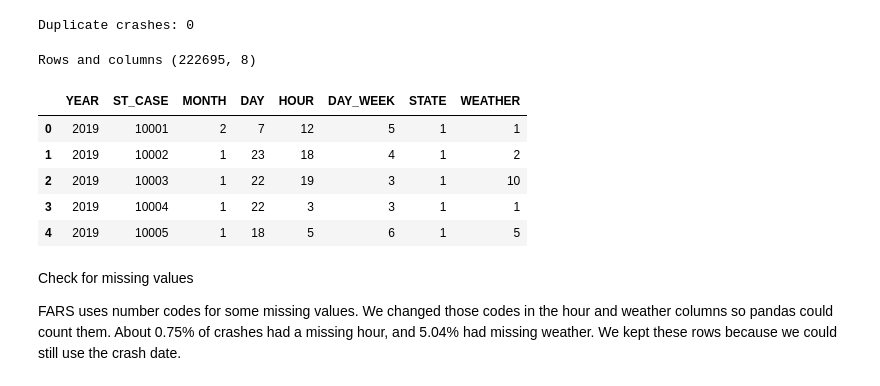
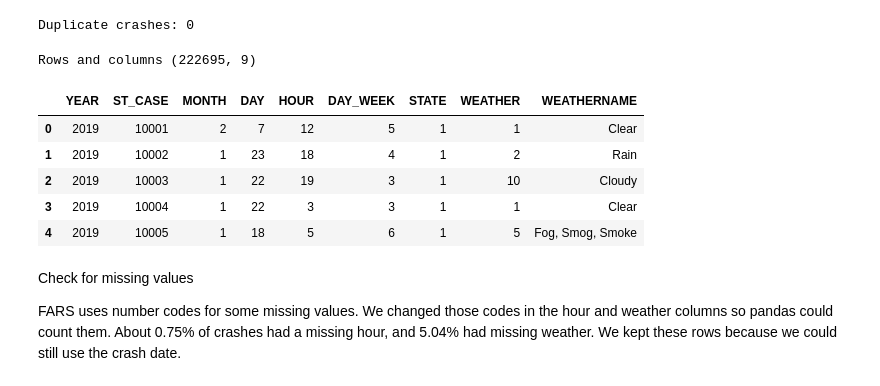
Before and after one commit to Prashriya/DS-325-Final-Project, a Jupyter notebook: FinalProject.ipynb, the cells around one changed output. Drawn from its saved outputs; the diff is of its cells as text; code cells hidden in the pictures.

```diff
--- a/FinalProject.ipynb
+++ b/FinalProject.ipynb
@@ -50,19 +50,19 @@ print("Duplicate crashes:", duplicate_crashes)
 # %% [output]
 Duplicate crashes: 0
 # %%
-columns_to_keep = ["YEAR", "ST_CASE", "MONTH", "DAY", "HOUR", "DAY_WEEK", "STATE", "WEATHER"]
+columns_to_keep = ["YEAR", "ST_CASE", "MONTH", "DAY", "HOUR", "DAY_WEEK", "STATE", "WEATHER", "WEATHERNAME"]
 crash_data = crashes[columns_to_keep].copy()
 
 print("Rows and columns", crash_data.shape)
 crash_data.head()
 # %% [output]
-Rows and columns (222695, 8)
+Rows and columns (222695, 9)
-|  | YEAR | ST_CASE | MONTH | DAY | HOUR | DAY_WEEK | STATE | WEATHER |
-| 0 | 2019 | 10001 | 2 | 7 | 12 | 5 | 1 | 1 |
-| 1 | 2019 | 10002 | 1 | 23 | 18 | 4 | 1 | 2 |
-| 2 | 2019 | 10003 | 1 | 22 | 19 | 3 | 1 | 10 |
-| 3 | 2019 | 10004 | 1 | 22 | 3 | 3 | 1 | 1 |
-| 4 | 2019 | 10005 | 1 | 18 | 5 | 6 | 1 | 5 |
+|  | YEAR | ST_CASE | MONTH | DAY | HOUR | DAY_WEEK | STATE | WEATHER | WEATHERNAME |
+| 0 | 2019 | 10001 | 2 | 7 | 12 | 5 | 1 | 1 | Clear |
+| 1 | 2019 | 10002 | 1 | 23 | 18 | 4 | 1 | 2 | Rain |
+| 2 | 2019 | 10003 | 1 | 22 | 19 | 3 | 1 | 10 | Cloudy |
+| 3 | 2019 | 10004 | 1 | 22 | 3 | 3 | 1 | 1 | Clear |
+| 4 | 2019 | 10005 | 1 | 18 | 5 | 6 | 1 | 5 | Fog, Smog, Smoke |
 # %% [markdown]
 Check for missing values
 
```
Also changed, not shown: parts of 11 cells of this notebook, 2 other files.
